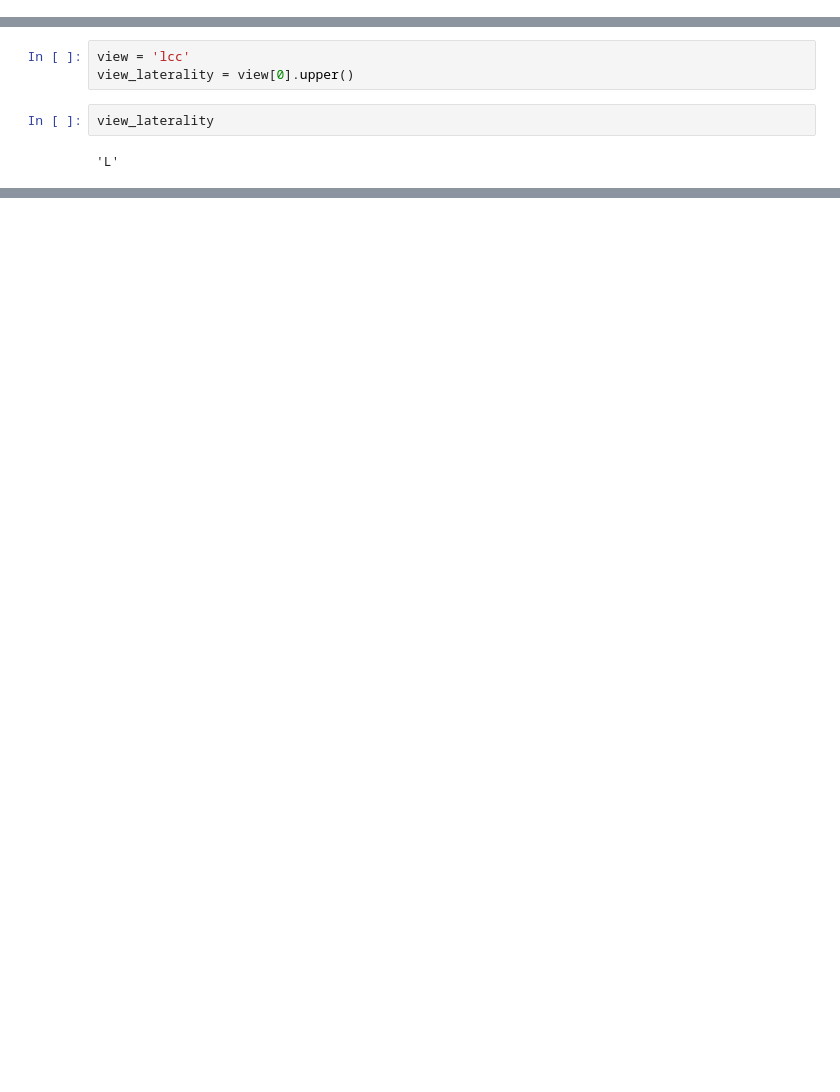
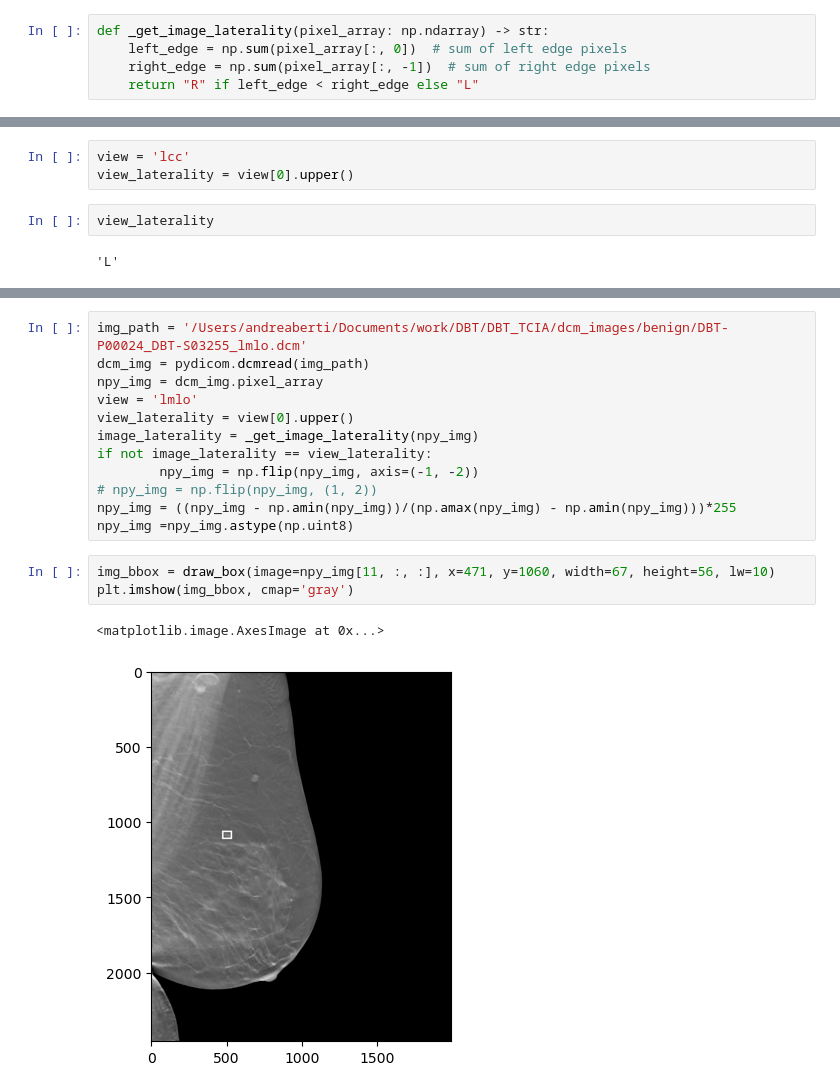
Before and after one commit to andreaberti11235/DBT_utils_script, a Jupyter notebook: dcm_to_png_crop_test.ipynb, the cells around one changed output, grey strips where cells are left out. Saved outputs shown, nothing was run; the diff lists cells and outputs as text; blank space fills up the shorter version.

```diff
--- a/dcm_to_png_crop_test.ipynb
+++ b/dcm_to_png_crop_test.ipynb
@@ -10,0 +48,5 @@ import scipy.ndimage
+# %%
+def _get_image_laterality(pixel_array: np.ndarray) -> str:
+    left_edge = np.sum(pixel_array[:, 0])  # sum of left edge pixels
+    right_edge = np.sum(pixel_array[:, -1])  # sum of right edge pixels
+    return "R" if left_edge < right_edge else "L"
@@ -54,0 +104,18 @@ np.sum(npy_img[:, -1])
+# %%
+img_path = '/Users/andreaberti/Documents/work/DBT/DBT_TCIA/dcm_images/benign/DBT-P00024_DBT-S03255_lmlo.dcm'
+dcm_img = pydicom.dcmread(img_path)
+npy_img = dcm_img.pixel_array
+view = 'lmlo'
+view_laterality = view[0].upper()
+image_laterality = _get_image_laterality(npy_img)
+if not image_laterality == view_laterality:
+        npy_img = np.flip(npy_img, axis=(-1, -2))
+# npy_img = np.flip(npy_img, (1, 2))
+npy_img = ((npy_img - np.amin(npy_img))/(np.amax(npy_img) - np.amin(npy_img)))*255
+npy_img =npy_img.astype(np.uint8)
+# %%
+img_bbox = draw_box(image=npy_img[11, :, :], x=471, y=1060, width=67, height=56, lw=10)
+plt.imshow(img_bbox, cmap='gray')
+# %% [output]
+<matplotlib.image.AxesImage at 0x...>
+[figure, added]
```
Also changed, not shown: parts of 12 cells of this notebook.
